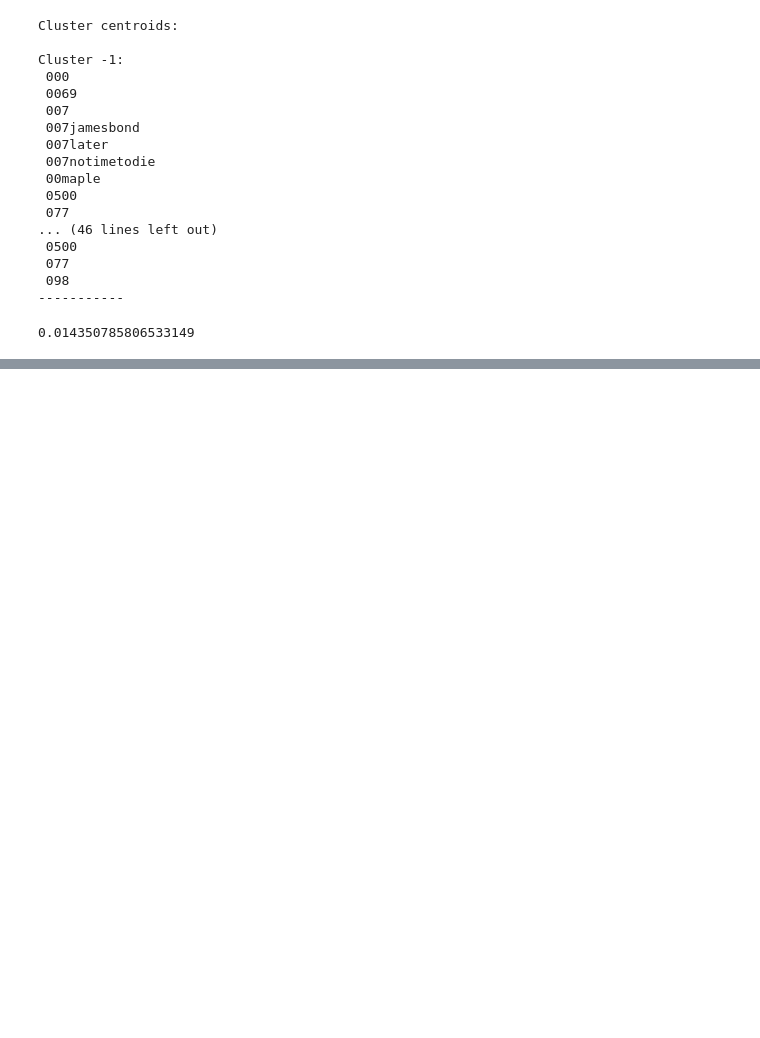
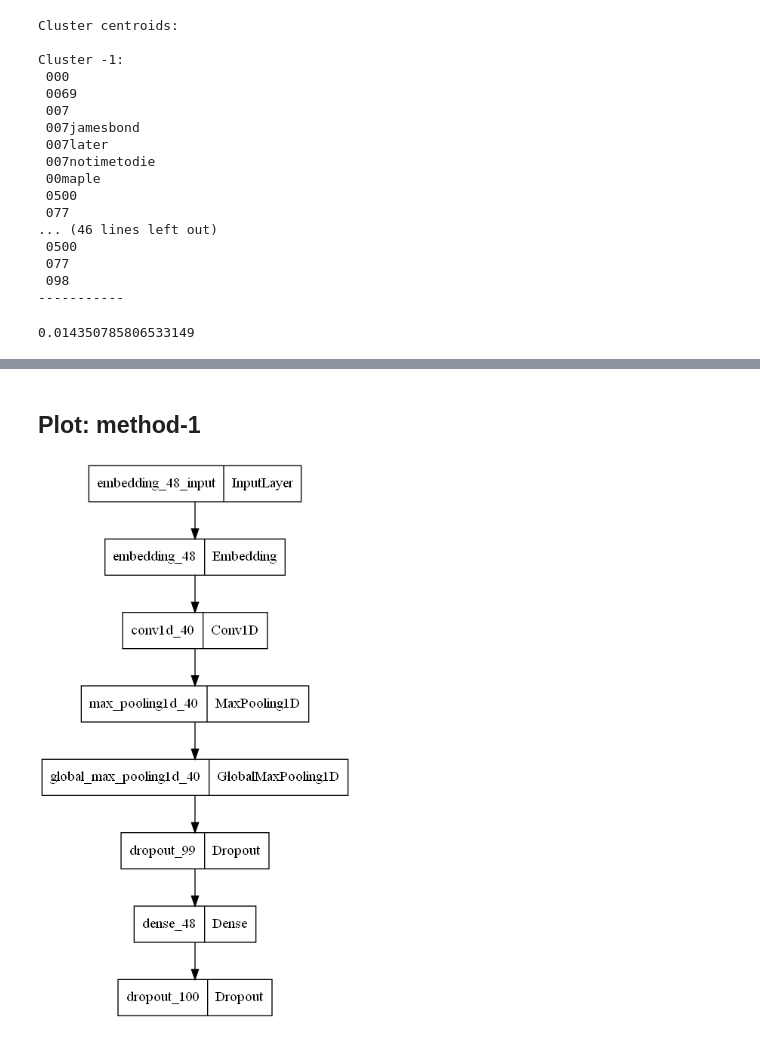
Before and after one commit to AmrShakhshirUDE/opinionMining, a Jupyter notebook: mastergLove.ipynb, the cells around one changed output, grey strips where cells are left out. Saved outputs shown, nothing was run; the diff lists cells and outputs as text; code cells hidden in the pictures; blank space fills up the shorter version.

```diff
--- a/mastergLove.ipynb
+++ b/mastergLove.ipynb
@@ -1042,0 +1011,2 @@ silhouette_score(xTf, labels=dbClus.fit_predict(xTf))
+# %% [markdown]
+## Plot: method-1
@@ -1042,0 +1015,4 @@ silhouette_score(xTf, labels=dbClus.fit_predict(xTf))
+# %%
+plot_model(cnnGlove,to_file='model.png',show_shapes=False)
+# %% [output]
+[figure, added]
```
Also changed, not shown: parts of 11 cells of this notebook.
